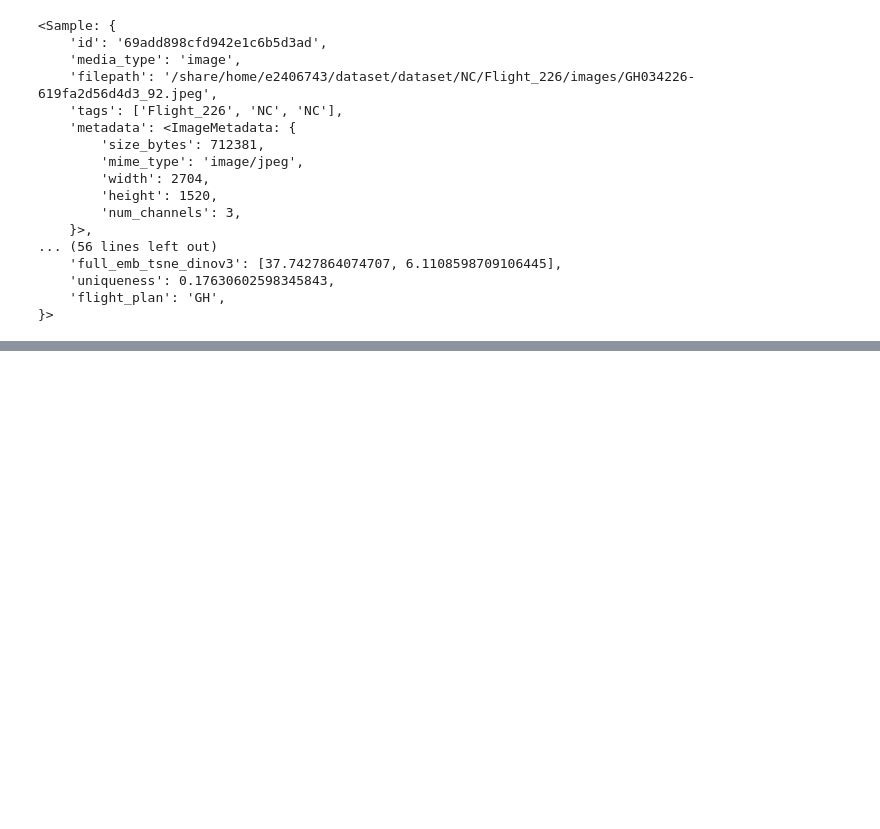
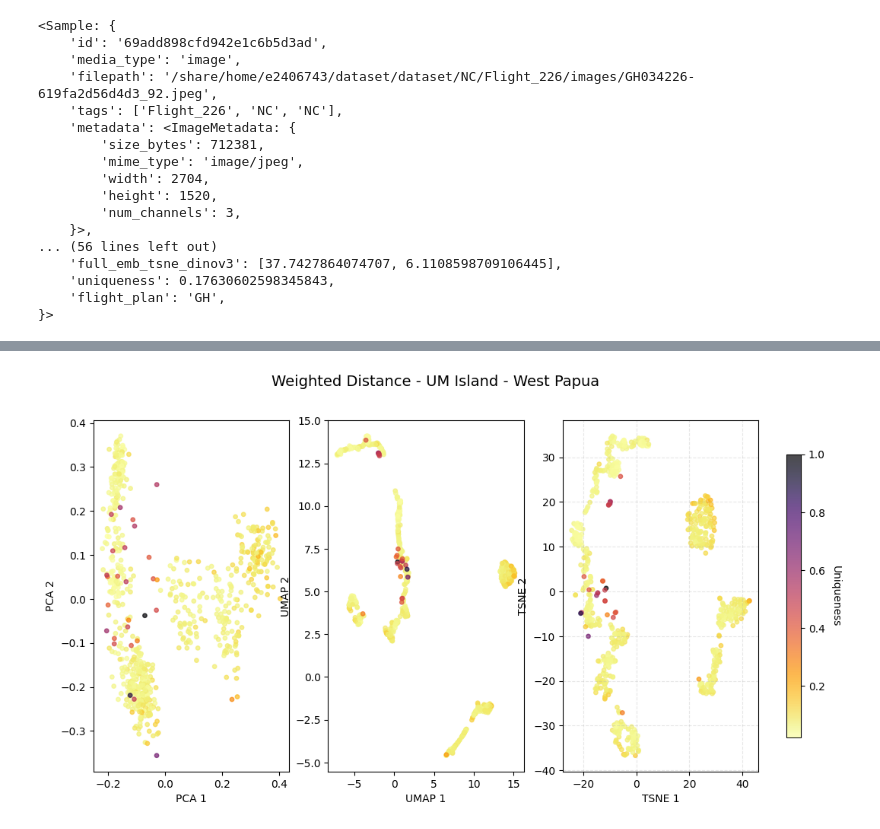
Before and after one commit to emanuel-gf/Dugongs_IRISA-MARBEC-LIRMM, a Jupyter notebook: chapter1_exploringID/studies/preset-31-03.ipynb, the cells around one changed output, grey strips where cells are left out. Saved outputs shown, nothing was run; the diff lists cells and outputs as text; code cells hidden in the pictures; blank space fills up the shorter version.

```diff
--- a/chapter1_exploringID/studies/preset-31-03.ipynb
+++ b/chapter1_exploringID/studies/preset-31-03.ipynb
@@ -696,0 +842,42 @@ next(iter(dataset))
+# %%
+
+def compute_weighted_uniqueness(embeddings, weights=[0.6, 0.3, 0.1]):
+    k = len(weights)
+
+    # knn
+    # We look for k+1 because the 1st neighbor is always the point itself (dist=0)
+    knn = NearestNeighbors(n_neighbors=k + 1,
+                            metric='cosine')
+    knn.fit(embeddings)
+
+    # Extract distances
+    # distances shape: (num_samples, k+1)
+    distances, _ = knn.kneighbors(embeddings)
+
+    # apply the Weights [0.6, 0.3, 0.1]
+    # here we slice dists[:, 1:] to ignore the 0-distance to self
+    relevant_dists = distances[:, 1:]
+
+    # weighted mean
+    weighted_dists = np.mean(relevant_dists * weights,
+                            axis=1)
+
+    # 4. Normalize to [0, 1] for common footing
+    # This ensures that '1.0' is always the most unique item in THIS dataset
+    if weighted_dists.max() > 0:
+        weighted_dists /= weighted_dists.max()
+
+    return weighted_dists
+# %%
+weight_dist = compute_weighted_uniqueness(norm_um_emb,
+                                          weights = [0.6, 0.3,0.1])
+
+#
+plot_uniqueness_landscape(coords_2d_pca,
+                            coords_2d_umap,
+                            coords_2d_tsne,
+                            weight_dist,
+                            figsize=(12,6),
+                            title="Weighted Distance - UM Island - West Papua")
+# %% [output]
+[figure, added]
```
Also changed, not shown: parts of 27 cells of this notebook, 2 other files.
